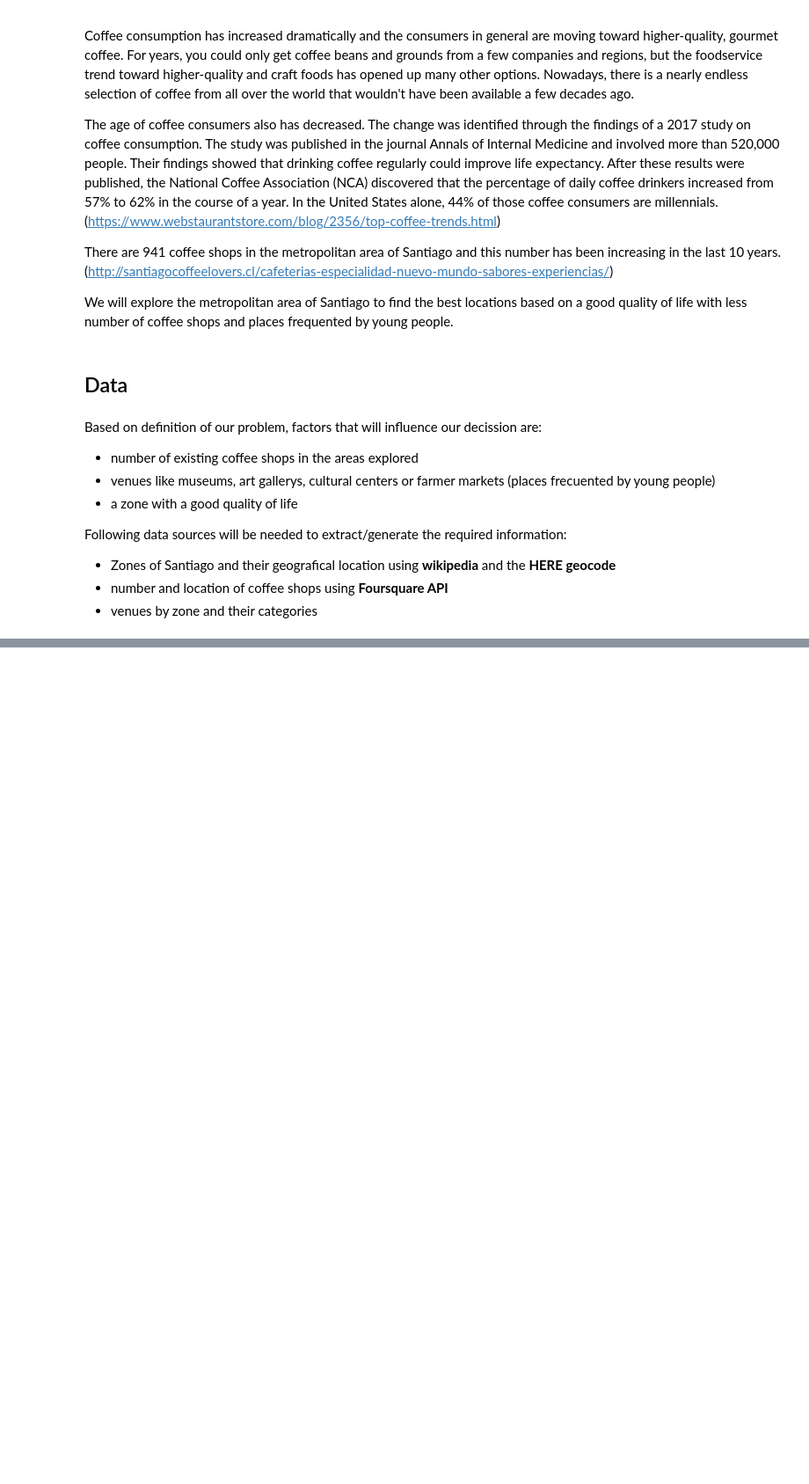
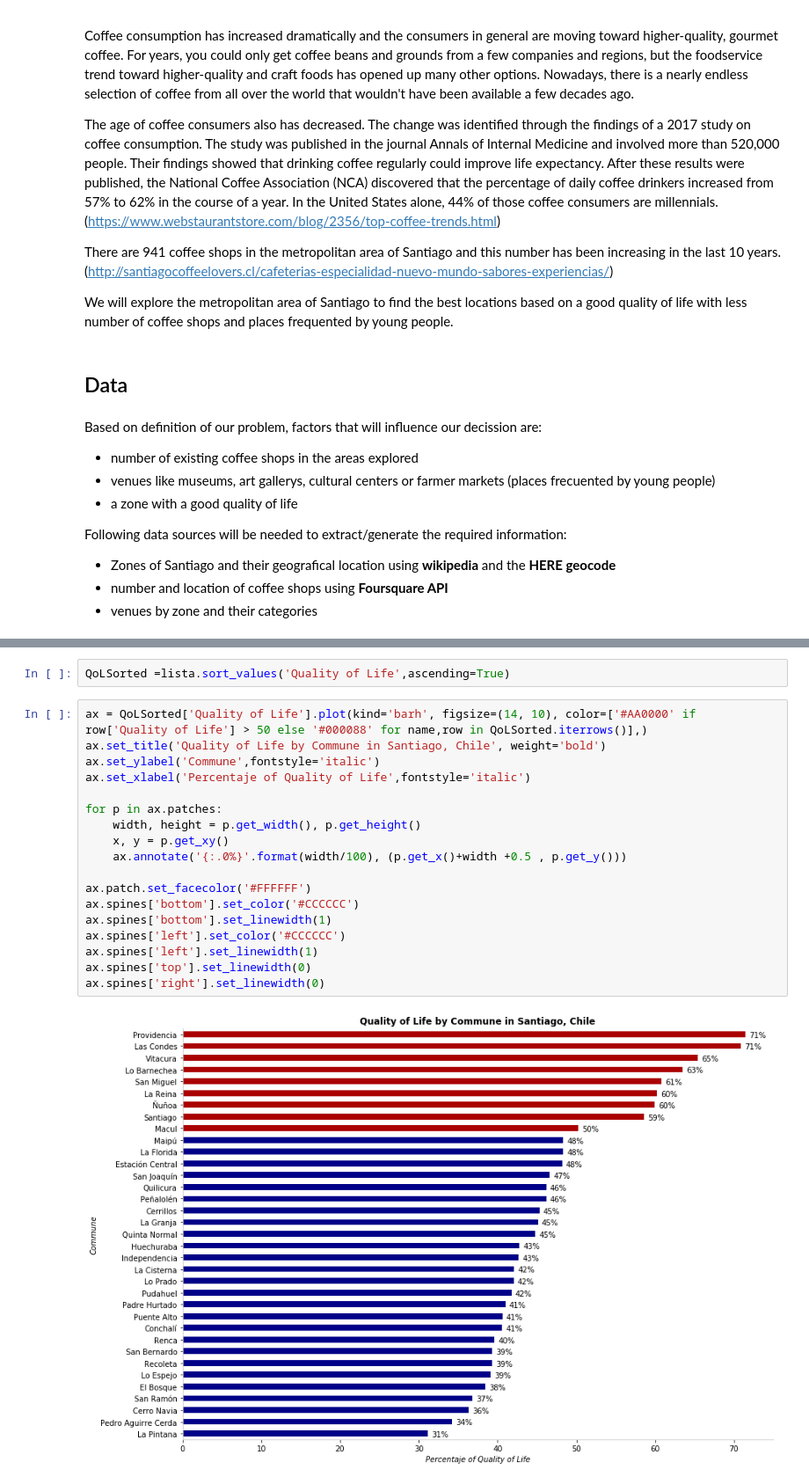
Before and after one commit to lilianaolis/Coursera_Capstone, a Jupyter notebook: Capstone Project Week 1.ipynb, the cells around one changed output, grey strips where cells are left out. Shown: that part at 88% size. Saved outputs shown, nothing was run; the diff lists cells and outputs as text; blank space fills up the shorter version.

```diff
--- a/Capstone Project Week 1.ipynb
+++ b/Capstone Project Week 1.ipynb
@@ -39,0 +242,22 @@ Following data sources will be needed to extract/generate the required informati
+# %%
+QoLSorted =lista.sort_values('Quality of Life',ascending=True)
+# %%
+ax = QoLSorted['Quality of Life'].plot(kind='barh', figsize=(14, 10), color=['#AA0000' if row['Quality of Life'] > 50 else '#000088' for name,row in QoLSorted.iterrows()],)
+ax.set_title('Quality of Life by Commune in Santiago, Chile', weight='bold')
+ax.set_ylabel('Commune',fontstyle='italic')
+ax.set_xlabel('Percentaje of Quality of Life',fontstyle='italic')
+
+for p in ax.patches:
+    width, height = p.get_width(), p.get_height()
+    x, y = p.get_xy()
+    ax.annotate('{:.0%}'.format(width/100), (p.get_x()+width +0.5 , p.get_y()))
+
+ax.patch.set_facecolor('#FFFFFF')
+ax.spines['bottom'].set_color('#CCCCCC')
+ax.spines['bottom'].set_linewidth(1)
+ax.spines['left'].set_color('#CCCCCC')
+ax.spines['left'].set_linewidth(1)
+ax.spines['top'].set_linewidth(0)
+ax.spines['right'].set_linewidth(0)
+# %% [output]
+[figure, added]
```
Also changed, not shown: parts of 96 cells of this notebook.
